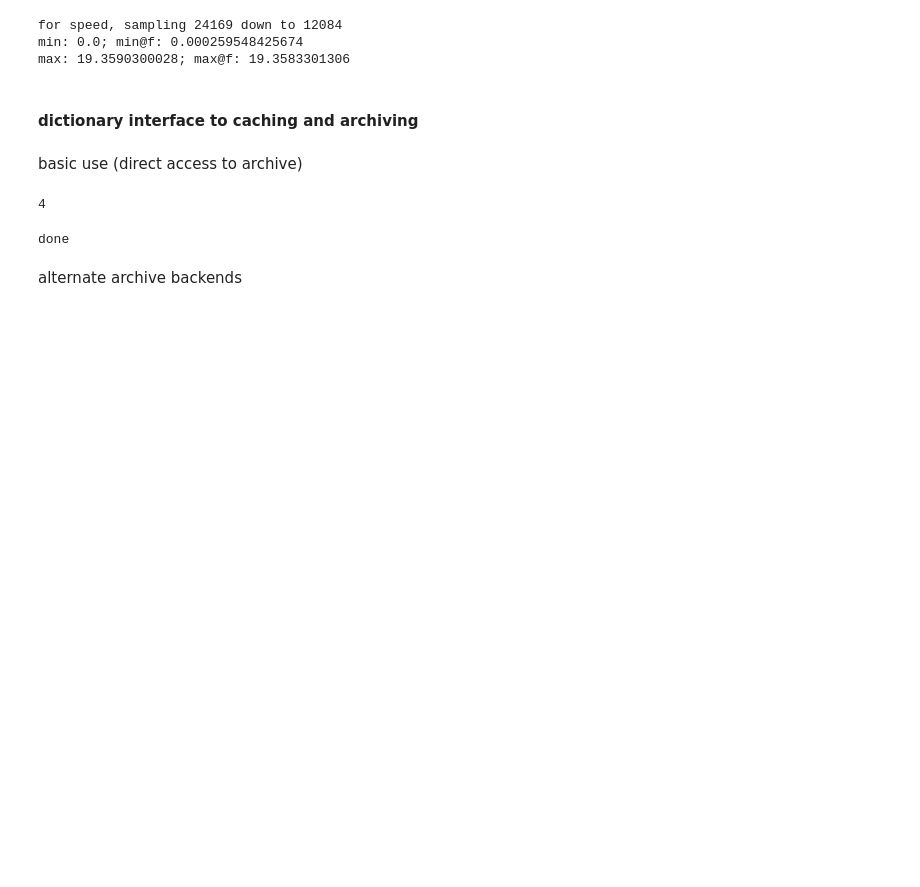
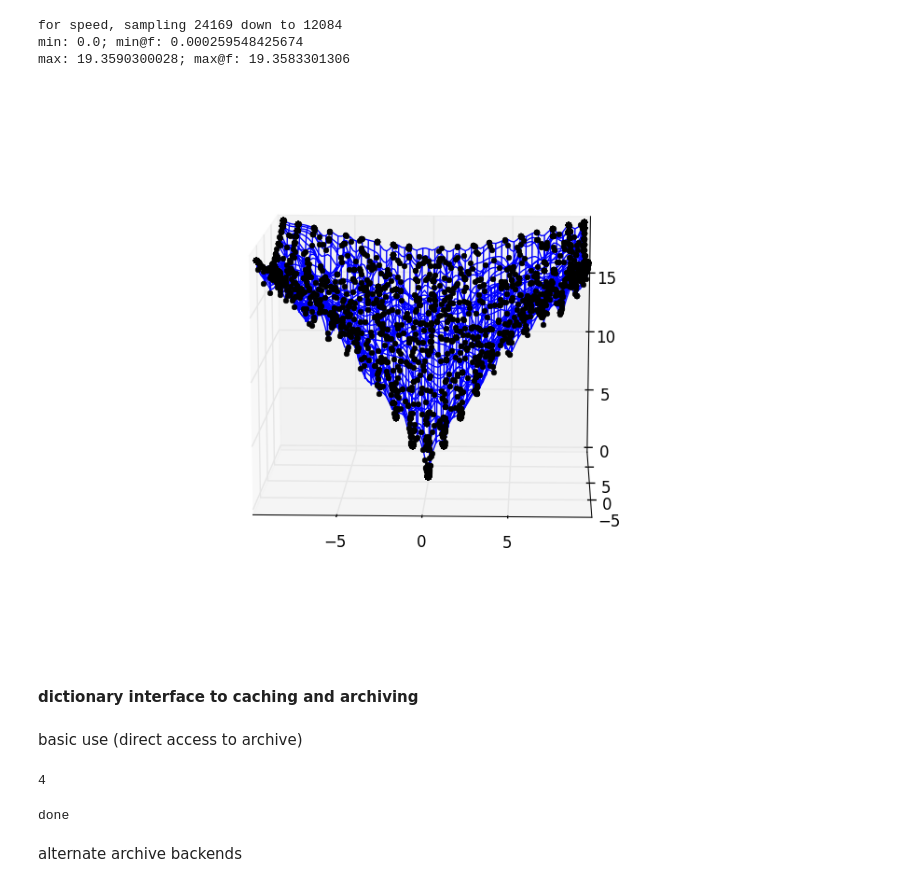
Before and after one commit to mmckerns/tlkklp, a Jupyter notebook: klepto.ipynb, the cells around one changed output. Saved outputs shown, nothing was run; the diff lists cells and outputs as text; code cells hidden in the pictures; blank space fills up the shorter version.

```diff
--- a/klepto.ipynb
+++ b/klepto.ipynb
@@ -415,6 +422,10 @@ os.chdir('../ackley')
 for speed, sampling 24169 down to 12084
 min: 0.0; min@f: 0.000259548425674
 max: 19.3590300028; max@f: 19.3583301306
+# %%
+Image(filename='ackley.png')
+# %% [output]
+[figure, added]
 # %%
 os.chdir('..')
 # %% [markdown]
```
Also changed, not shown: parts of 8 cells of this notebook, 2 other files.
